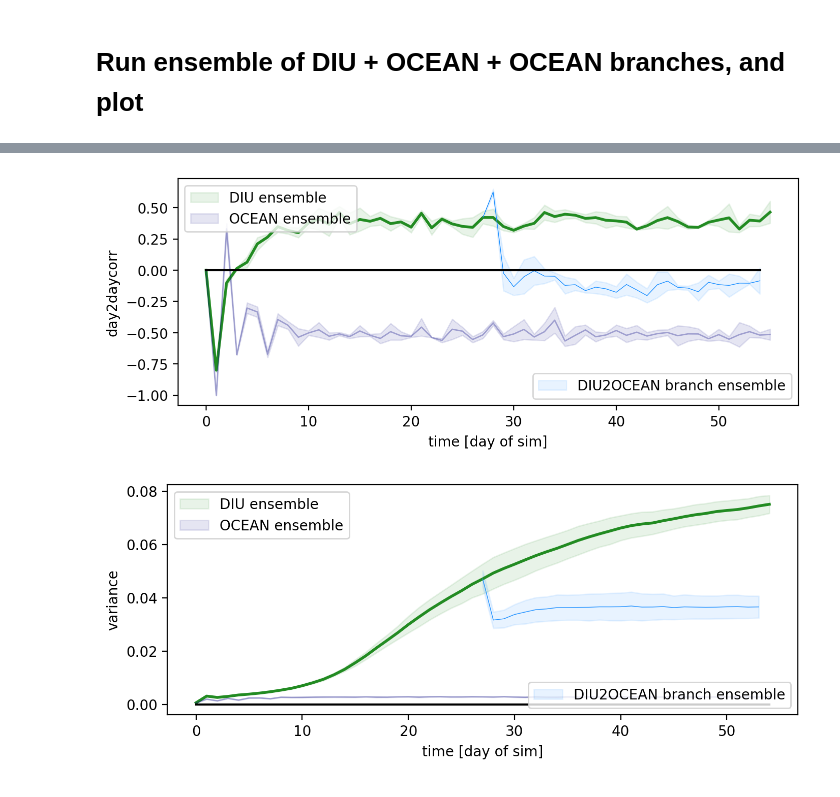
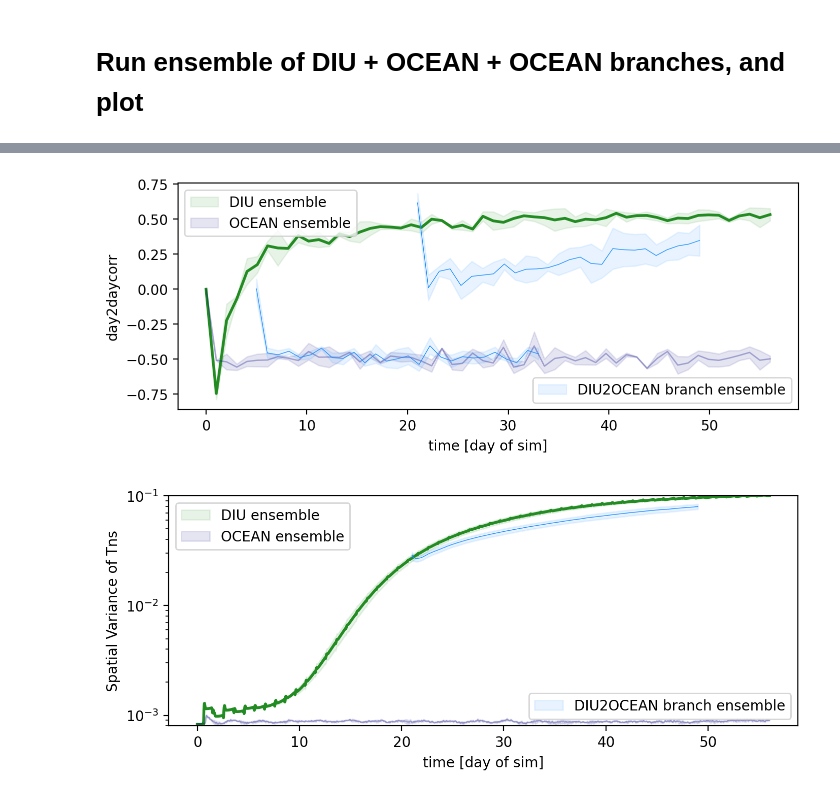
Before and after one commit to irenelivia/gameofcloud, a Jupyter notebook: GameOfCloud_Jul23.ipynb, the cells around one changed output, grey strips where cells are left out. Drawn from its saved outputs; the diff is of its cells as text; code cells hidden in the pictures.

```diff
--- a/GameOfCloud_Jul23.ipynb
+++ b/GameOfCloud_Jul23.ipynb
@@ -30,6 +30,7 @@ def update(last_x, last_Tns, last_counter, step, N_steps_day, DIU, cp_cooling):
         x (np.array): updated state of the rain field
         Tns (np.array): updated state of the near surface temperature
     """
+    parameters(N_steps_day)
 
     new_counter            = last_counter
     new_counter            = np.where(np.logical_and(last_x==1,last_counter==lifetime_rain),-1,new_counter)
@@ -203,7 +202,7 @@ def parameters(N_steps_day):
 # %%
 nsteps_day=48
 # %%
-ndays = 21
+ndays = 42
 
 x, Tns, counter,trop_temp_saved = modellino(N_steps_day=nsteps_day, tot_steps=nsteps_day*ndays, DIU=True,
                                             persistence='yes', branching=False, Tns_branch=False)
@@ -299,11 +307,11 @@ avg activity 0.026579761904761905
 # Run OCEAN and plot
 # %%
 %matplotlib inline
-ndays_ocean = 21
+ndays_ocean = 35
 
 x_ocean, Tns_ocean, counter_ocean, trop_temp_saved_ocean = modellino(
     N_steps_day = nsteps_day, tot_steps = nsteps_day*ndays_ocean, DIU=False,
-    persistence='yes', branching=True, Tns_branch=Tns[14*])
+    persistence='yes', branching=False, Tns_branch=False)
 
 # set branching=True and Tns_branch=Tns[-1] to branch from last step of DIU
 # %%
@@ -477,30 +532,41 @@ def plot_branches_all_spread(diu, diu_std, ocean, ocean_std, branch2, branch2_st
     plt.show()
     return
 # %%
+daybranch1=5
+daybranch2=21
+
 diu = np.nanmean(corr_DIU_ALL, axis=0)
 diu_std = np.nanstd(corr_DIU_ALL, axis=0)
 ocean = np.nanmean(corr_OCEAN_ALL, axis=0)
 ocean_std = np.nanstd(corr_OCEAN_ALL, axis=0)
-branch2 = np.nanmean(corr_OCEANBRANCH_ALL,axis=0)
-branch2_std = np.nanstd(corr_OCEANBRANCH_ALL,axis=0)
+branch1 = np.nanmean(corr_OCEANBRANCH1_ALL,axis=0)
+branch1_std = np.nanstd(corr_OCEANBRANCH1_ALL,axis=0)
+branch2 = np.nanmean(corr_OCEANBRANCH2_ALL,axis=0)
+branch2_std = np.nanstd(corr_OCEANBRANCH2_ALL,axis=0)
 
 
 diu_var = np.nanmean(var_DIU_ALL, axis=0)
 diu_var_std = np.nanstd(var_DIU_ALL, axis=0)
 ocean_var = np.nanmean(var_OCEAN_ALL, axis=0)
 ocean_var_std = np.nanstd(var_OCEAN_ALL, axis=0)
-branch2_var = np.nanmean(var_OCEANBRANCH_ALL,axis=0)
-branch2_var_std = np.nanstd(var_OCEANBRANCH_ALL,axis=0)
-daybranch=27
+branch1_var = np.nanmean(var_OCEANBRANCH1_ALL,axis=0)
+branch1_var_std = np.nanstd(var_OCEANBRANCH1_ALL,axis=0)
+branch2_var = np.nanmean(var_OCEANBRANCH2_ALL,axis=0)
+branch2_var_std = np.nanstd(var_OCEANBRANCH2_ALL,axis=0)
 
-plot_branches_all_spread(diu, diu_std, ocean, ocean_std, branch2, branch2_std,
-                         'day2daycorr', spread='yes', daybranch=daybranch)
 
-plot_branches_all_spread(diu_var[::-1], diu_var_std[::-1], ocean_var[::-1], ocean_var_std[::-1], branch2_var[::-1], branch2_var_std[::-1],
-                         'variance', spread='yes', daybranch=daybranch)
+
+plot_branches_all_spread(diu, diu_std, ocean, ocean_std, branch1, branch1_std, branch2, branch2_std,
+                         'day2daycorr', spread='yes',daybranch1=daybranch1, daybranch2=daybranch2)
+
+plot_branches_all_spread(diu_var[::], diu_var_std[::], ocean_var[::], ocean_var_std[::], np.zeros(2), np.zeros(2), branch2_var[::], branch2_var_std[::],
+                         'Spatial Variance of Tns', spread='yes', daybranch1=daybranch1, daybranch2=daybranch2, log='yes')
+
+#plot_branches_all_spread(np.var(Tns,axis=(0,1)), , ocean_var[::-1], ocean_var_std[::-1], branch1_var[::-1], branch1_var_std[::-1], branch2_var[::-1], branch2_var_std[::-1],
+ #                        'Spatial Variance of Tns', spread='yes', daybranch1=daybranch1, daybranch2=daybranch2)
 # %% [output]
-[figure, old version]
+[figure, new version]
-[figure, old version]
+[figure, new version]
 # %%
 fig = plt.figure(figsize=(15,3))
 vmin=0.5
```
Also changed, not shown: parts of 7 cells of this notebook.
